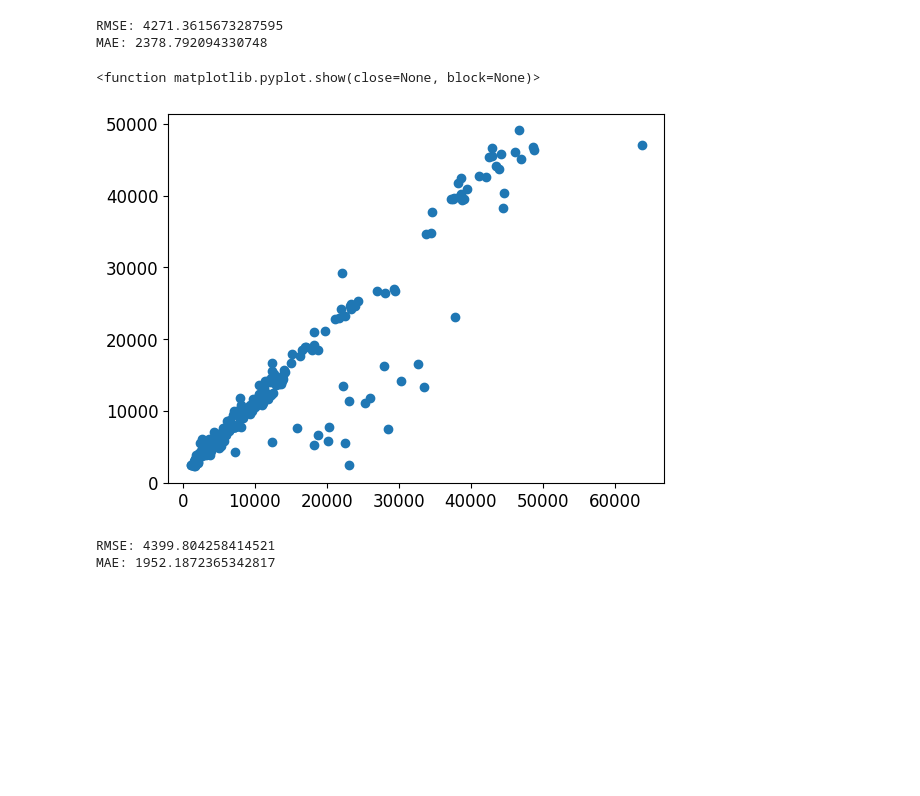
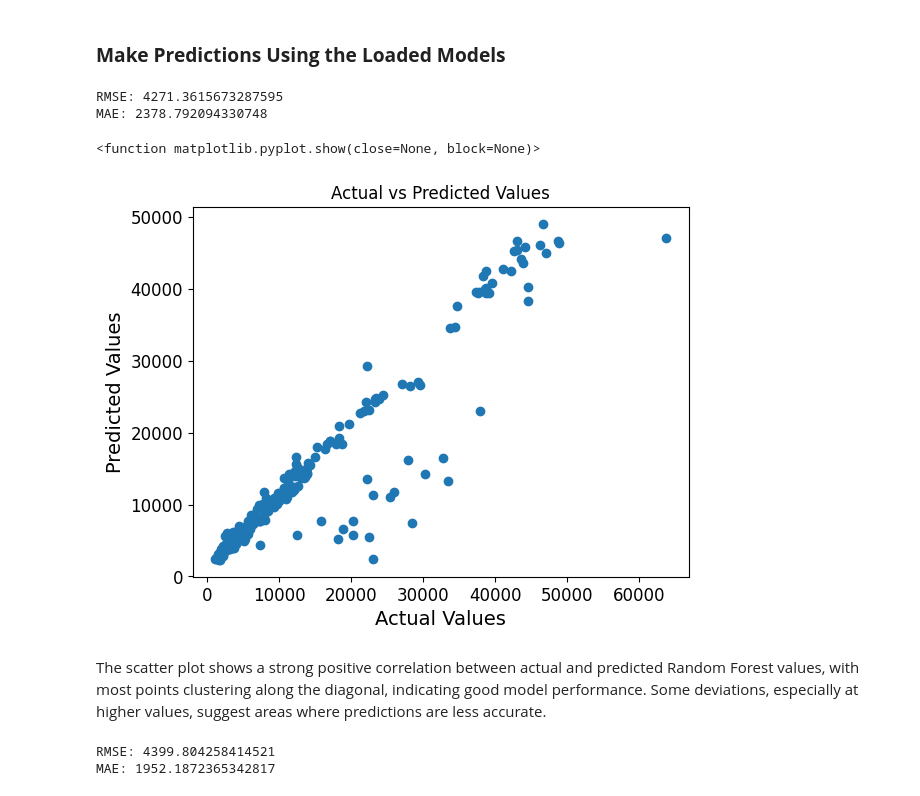
Before and after one commit to Ahsanfyfy/Project-Group-3, a Jupyter notebook: predictions.ipynb, the cells around one changed output. Cells and saved outputs as stored; diff of their text form; code cells hidden in the pictures; blank space fills up the shorter version.

Commit message:
Adding chart titles etc

```diff
--- a/predictions.ipynb
+++ b/predictions.ipynb
@@ -39,0 +54,2 @@ predictions_smokers_squared = np.pow(model_smokers_squared.predict(xtest), 2)
+# %% [markdown]
+### **Make Predictions Using the Loaded Models**
@@ -47,10 +68,15 @@ RMSE: 4271.3615673287595
 MAE: 2378.792094330748
 # %%
 plt.plot(ytest, predictions_original, 'o')
+plt.title('Actual vs Predicted Values')
+plt.xlabel('Actual Values')
+plt.ylabel('Predicted Values')
 plt.show
 # %% [output]
 <function matplotlib.pyplot.show(close=None, block=None)>
-[figure, old version]
+[figure, new version]
+# %% [markdown]
+The scatter plot shows a strong positive correlation between actual and predicted Random Forest values, with most points clustering along the diagonal, indicating good model performance. Some deviations, especially at higher values, suggest areas where predictions are less accurate.
 # %%
 rmse_log = root_mean_squared_error(ytest, predictions_log)
 mae_log = mean_absolute_error(ytest, predictions_log)
```
Also changed, not shown: parts of 16 cells of this notebook.
